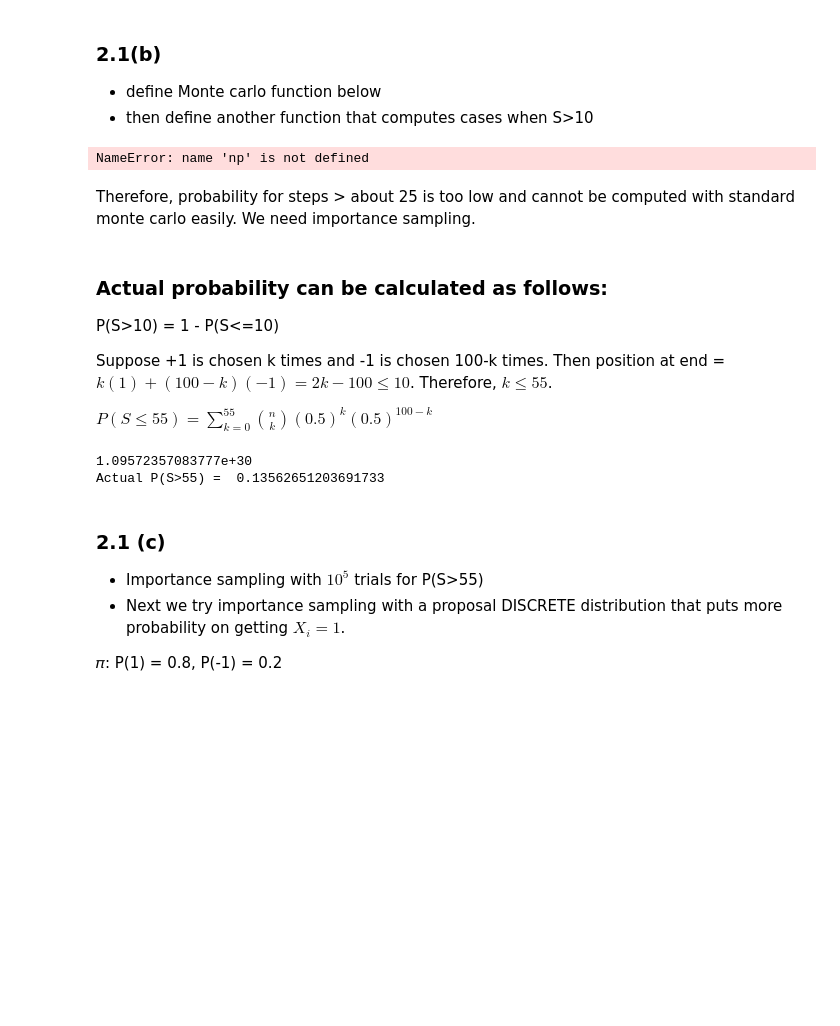
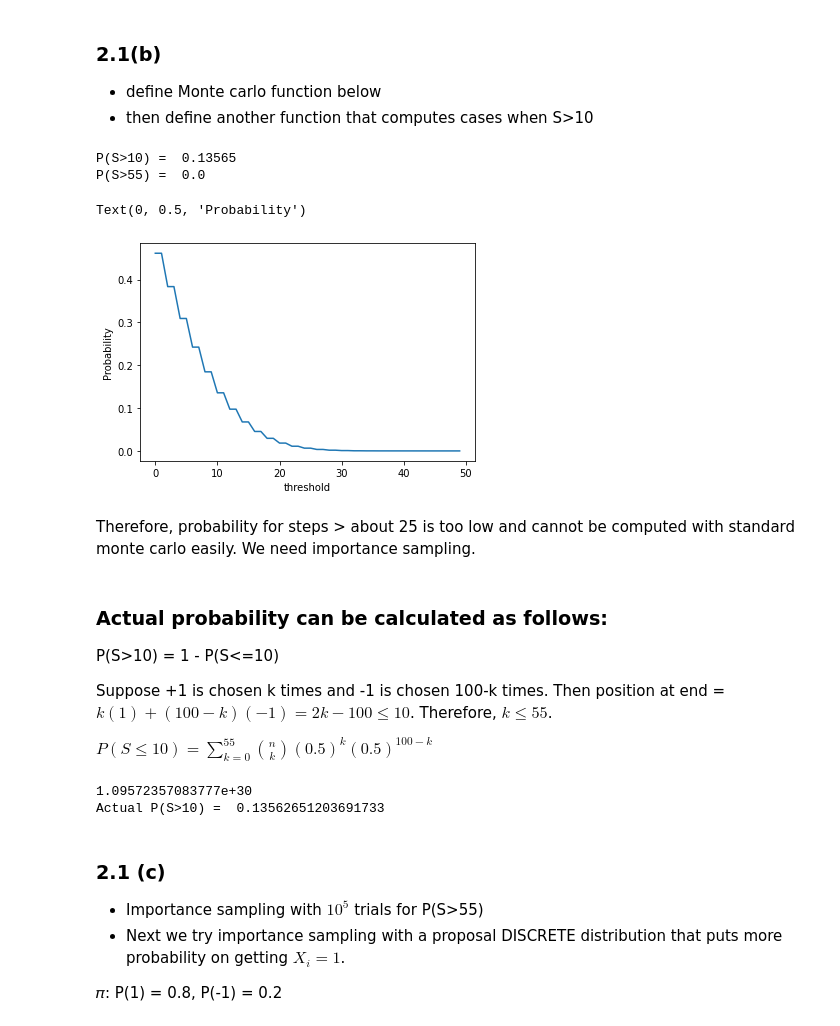
Before and after one commit to hardikparwana/aerosp567, a Jupyter notebook: Project 1_3.ipynb, the cells around one changed output. Saved outputs shown, nothing was run; the diff lists cells and outputs as text; code cells hidden in the pictures; blank space fills up the shorter version.

Commit message:
corrections + MC error in 2

```diff
--- a/Project 1_3.ipynb
+++ b/Project 1_3.ipynb
@@ -65,21 +65,26 @@ def monte_carlo_probability(sample_paths_vs_n, threshold):
 # %%
 estimator_vals = np.zeros((num_trials, num_samples))
 for trial in range(num_trials):
     estimator_vals[trial, :], _ = random_walk(num_samples, random_walk_sampler, cumsum=True)
 
 threshold = 10
 print("P(S>10) = ", monte_carlo_probability(estimator_vals, threshold))
 
 threshold = 55
 print("P(S>55) = ", monte_carlo_probability(estimator_vals, threshold))
 
 probs = []
 for threshold in range(50):
     probs.append(monte_carlo_probability(estimator_vals, threshold))
 
 plt.plot(probs)
+plt.xlabel('threshold')
+plt.ylabel('Probability')
 # %% [output]
-NameError: name 'np' is not defined
+P(S>10) =  0.13565
+P(S>55) =  0.0
+Text(0, 0.5, 'Probability')
+[figure, added]
 # %% [markdown]
 Therefore, probability for steps > about 25 is too low and cannot be computed with standard monte carlo easily. We need importance sampling.
 # %% [markdown]
@@ -88,7 +93,7 @@ P(S>10) = 1 - P(S<=10)
 
 Suppose +1 is chosen k times and -1 is chosen 100-k times. Then position at end = $k(1) + (100-k)(-1) = 2k - 100 \leq 10$. Therefore, $k\leq 55$.
 
-$ P(S\leq 55) = \sum_{k=0}^{55} {n \choose k} (0.5)^k (0.5)^{100-k} $
+$ P(S\leq 10) = \sum_{k=0}^{55} {n \choose k} (0.5)^k (0.5)^{100-k} $
 # %%
 # Actual Probability
 from math import factorial
@@ -100,10 +105,10 @@ for k in range(56):
     prob = prob + comb(100,k)
 print(prob)
 prob = prob * 0.5**100
-print("Actual P(S>55) = ", 1 - prob)
+print("Actual P(S>10) = ", 1 - prob)
 # %% [output]
 1.09572357083777e+30
-Actual P(S>55) =  0.13562651203691733
+Actual P(S>10) =  0.13562651203691733
 # %% [markdown]
 ### 2.1 (c)
 - Importance sampling with $10^5$ trials for P(S>55)
```
Also changed, not shown: parts of 7 cells of this notebook, 13 other files.
